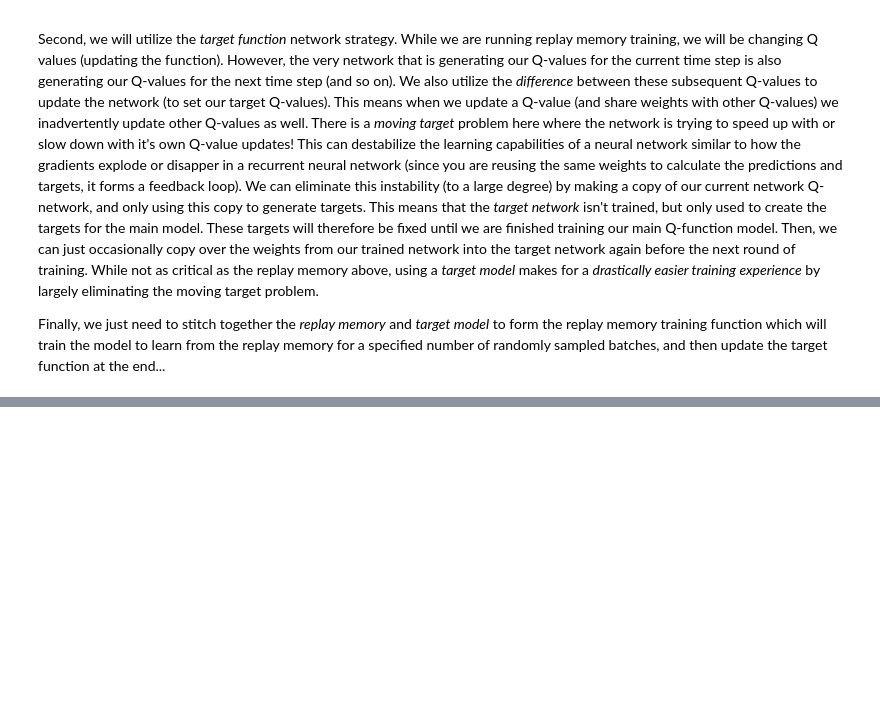
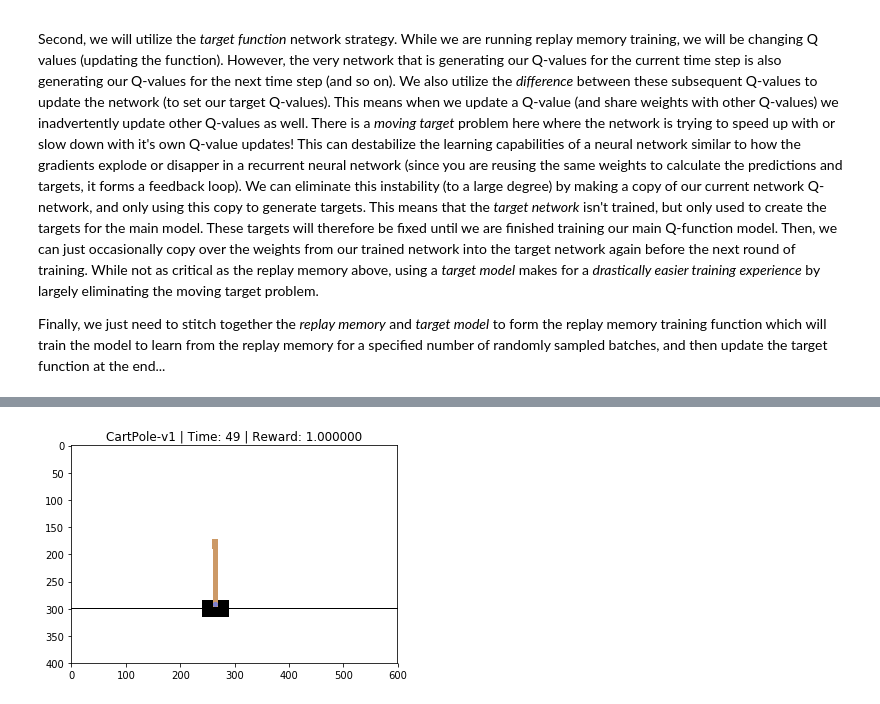
Before and after one commit to CSCI4850/notebook-examples, a Jupyter notebook: Feed-forward Neural Networks/Simple Q-Learning.ipynb, the cells around one changed output, grey strips where cells are left out. Saved outputs shown, nothing was run; the diff lists cells and outputs as text; code cells hidden in the pictures; blank space fills up the shorter version.

```diff
--- a/Feed-forward Neural Networks/Simple Q-Learning.ipynb
+++ b/Feed-forward Neural Networks/Simple Q-Learning.ipynb
@@ -230,0 +307,17 @@ random.choice(range(2)) if random.random() < epsilon else 0
+# %%
+# Test out the agent!
+# Initialize the environment and let the agent decide how to act!
+observation = env.reset()
+for time in range(50):
+    plt.imshow(env.render(mode='rgb_array'))
+    plt.title("%s | Time: %d | Reward: %f" % (env.spec.id, time, reward))
+    clear_output(wait=True)
+    display(plt.gcf())
+    Q = model.predict(np.expand_dims(observation,axis=0)) # Compute Q
+    action = np.argmax(Q)
+    observation, reward, done, info = env.step(action) # take action!
+    if (done):
+        break
+clear_output(wait=True)
+# %% [output]
+[figure, added]
```
Also changed, not shown: parts of 15 cells of this notebook.
